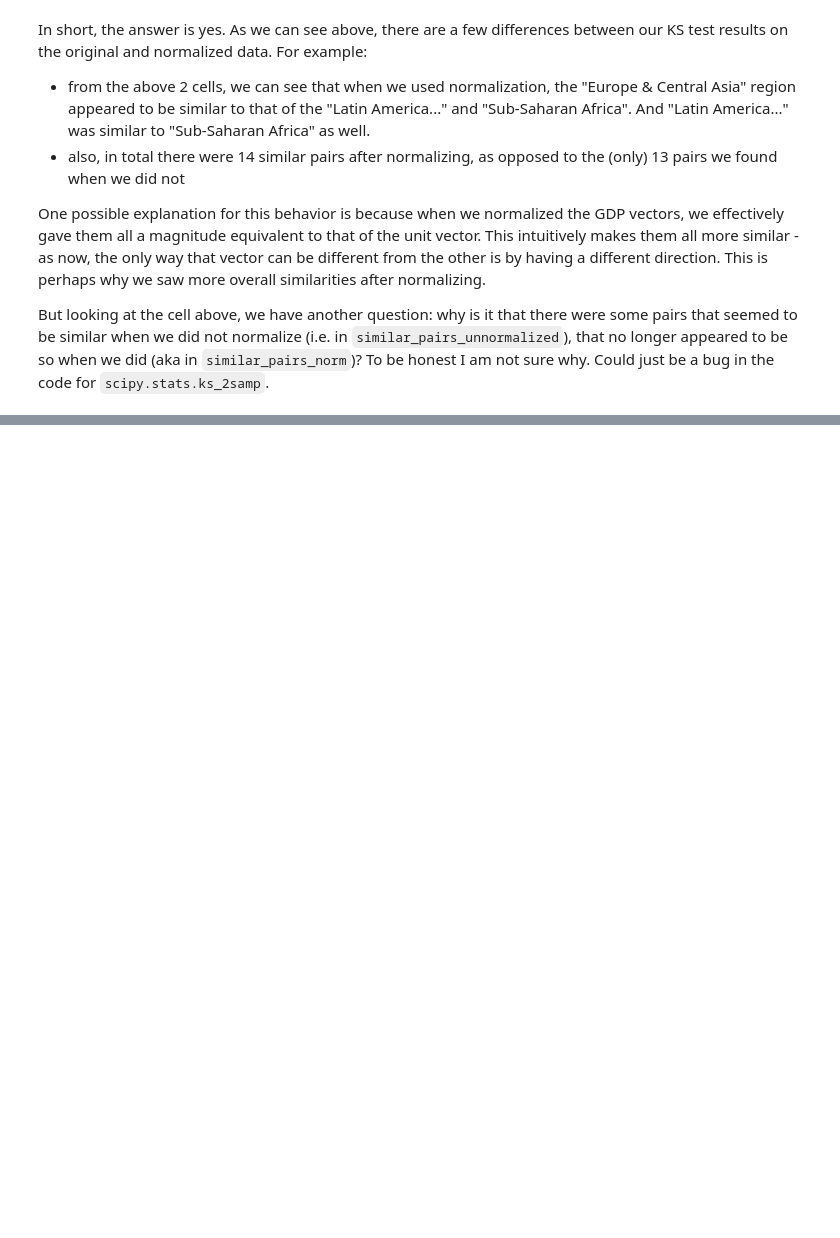
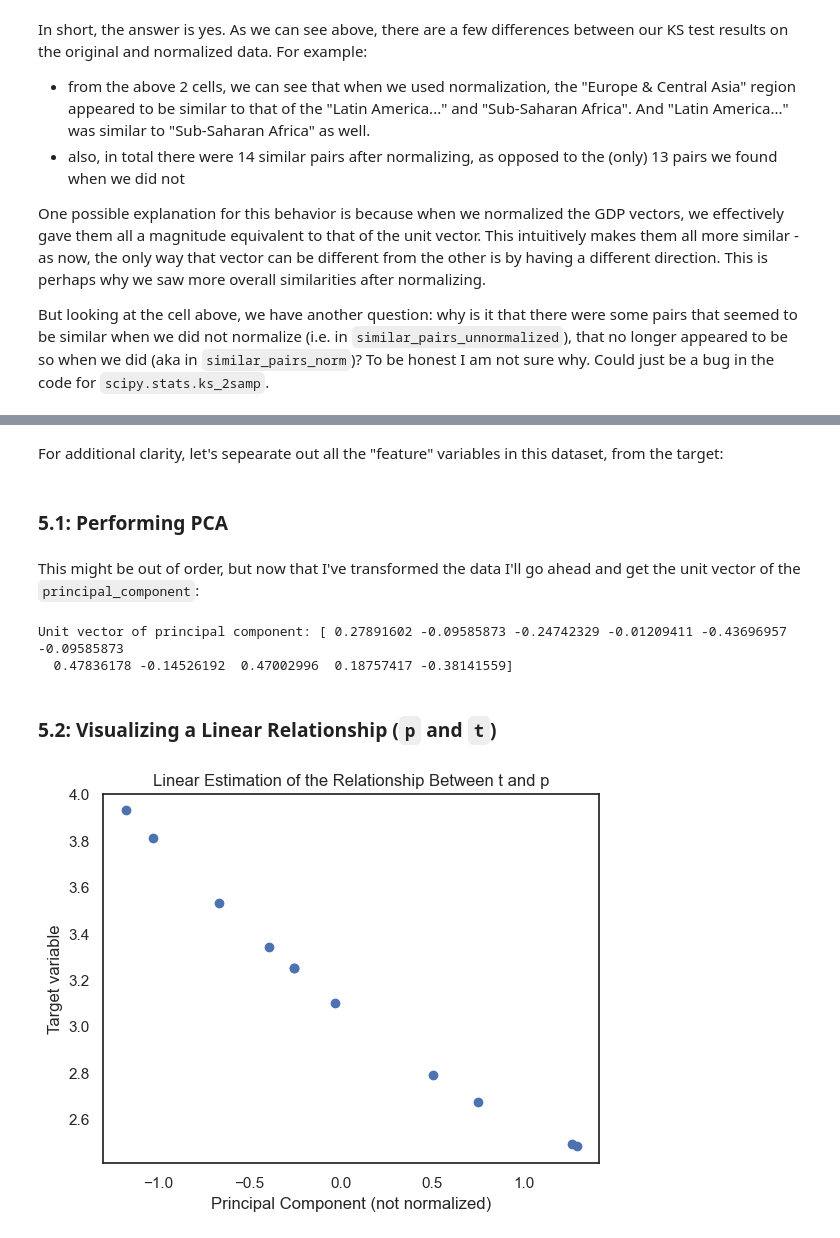
Before and after one commit to UPstartDeveloper/ML-Fundamentals-and-Apps, a Jupyter notebook: SyedRaza_HW1/SyedRaza_HW1.ipynb, the cells around one changed output, grey strips where cells are left out. Drawn from its saved outputs; the diff is of its cells as text; code cells hidden in the pictures; blank space fills up the shorter version.

```diff
--- a/SyedRaza_HW1/SyedRaza_HW1.ipynb
+++ b/SyedRaza_HW1/SyedRaza_HW1.ipynb
@@ -507,0 +511,11 @@ But looking at the cell above, we have another question: why is it that there we
+# %%
+x = np.array([1.23, 1.57, 1.69, 1.5, 1.83, 1.57, 1.01, 1.61, 1.02, 1.32, 1.79])
+x_squared = x ** 2
+t = target_var = np.array([2.67, 3.25, 3.53, 3.1, 3.93, 3.25, 2.48, 3.34, 2.49, 2.79, 3.81])
+# %%
+df = pd.DataFrame({
+    "x": x,
+    "x_squared": x_squared,
+    "t": t,
+})
+df.head()
@@ -507,0 +529,6 @@ But looking at the cell above, we have another question: why is it that there we
+# %% [markdown]
+For additional clarity, let's sepearate out all the "feature" variables in this dataset, from the target:
+# %%
+X = df[['x', 'x_squared']]
+# %% [markdown]
+### 5.1: Performing PCA
@@ -507,0 +537,21 @@ But looking at the cell above, we have another question: why is it that there we
+# %%
+# Principal Component Analysis by way of scikit-learn
+pca = PCA(n_components=1)
+p = principal_component = pca.fit_transform(X)
+# %% [markdown]
+This might be out of order, but now that I've transformed the data I'll go ahead and get the unit vector of the `principal_component`:
+# %%
+print(f"Unit vector of principal component: {normalize(p.reshape(1, -1)[0])}")
+# %% [output]
+Unit vector of principal component: [ 0.27891602 -0.09585873 -0.24742329 -0.01209411 -0.43696957 -0.09585873
+  0.47836178 -0.14526192  0.47002996  0.18757417 -0.38141559]
+# %% [markdown]
+### 5.2: Visualizing a Linear Relationship (`p` and `t`)
+# %%
+plt.scatter(p, t)
+plt.ylabel("Target variable")
+plt.xlabel("Principal Component (not normalized)")
+plt.title("Linear Estimation of the Relationship Between t and p")
+plt.show()
+# %% [output]
+[figure, added]
```
Also changed, not shown: parts of 3 cells of this notebook.
